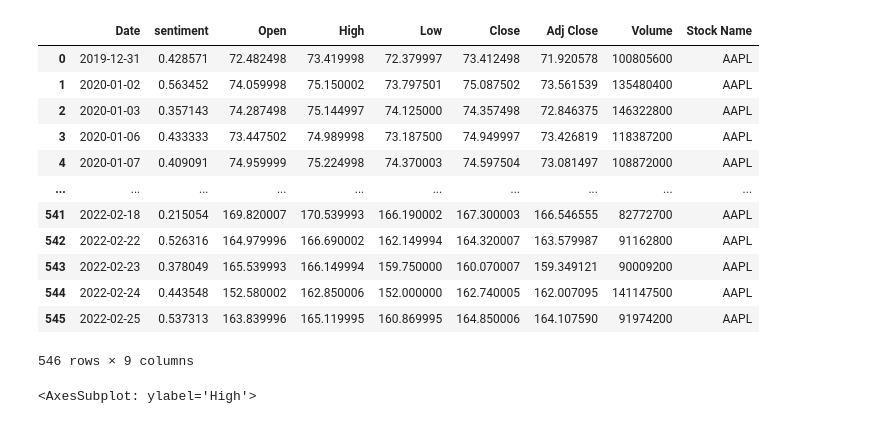
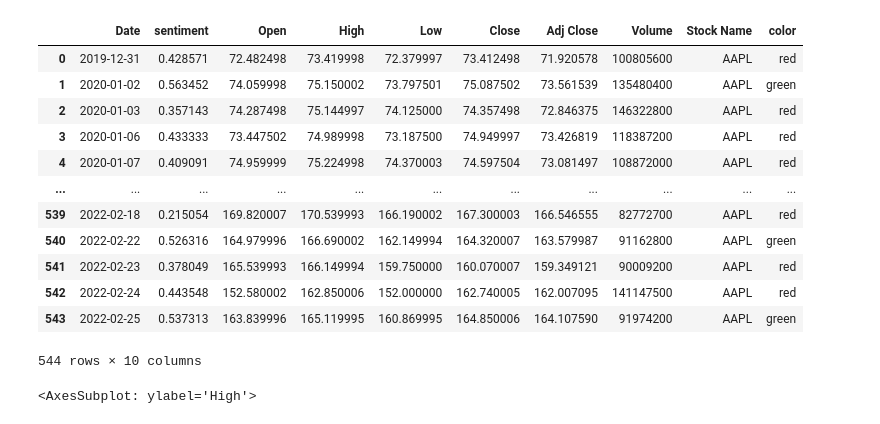
Before and after one commit to danielosetiawan/NLP_sentiment_analysis, a Jupyter notebook: Stocks.ipynb, the cells around one changed output. Cells and saved outputs as stored; diff of their text form; code cells hidden in the pictures.

```diff
--- a/Stocks.ipynb
+++ b/Stocks.ipynb
@@ -72,28 +92,30 @@ df['ticker'] = df['ticker'].apply(lambda x: clean_tickers(x))
 # %%
 for tick in df['ticker'].unique():
     df1 = df[df['ticker'] == tick]
+    df1 = df1['sentiment'].apply(lambda x: 'green' if x > 0.5 else 'red')
     df2 = stocks_df[stocks_df['Stock Name'] == tick]
 
     globals()[tick] = pd.merge(df1, df2, on='Date').iloc[:, 1:]
-
+    globals()[tick]['color'] = globals()[tick]['sentiment'].apply(lambda x: 'green' if x > 0.5 else 'red')
+    globals()[tick]['label'] = globals()[tick]['sentiment'].apply(lambda x: 'Bullish' if x > 0.5 else 'Bearish')
 
 
 #test
 AAPL
 # %% [output]
-|  | Date | sentiment | Open | High | Low | Close | Adj Close | Volume | Stock Name |
-| 0 | 2019-12-31 | 0.428571 | 72.482498 | 73.419998 | 72.379997 | 73.412498 | 71.920578 | 100805600 | AAPL |
-| 1 | 2020-01-02 | 0.563452 | 74.059998 | 75.150002 | 73.797501 | 75.087502 | 73.561539 | 135480400 | AAPL |
-| 2 | 2020-01-03 | 0.357143 | 74.287498 | 75.144997 | 74.125000 | 74.357498 | 72.846375 | 146322800 | AAPL |
-| 3 | 2020-01-06 | 0.433333 | 73.447502 | 74.989998 | 73.187500 | 74.949997 | 73.426819 | 118387200 | AAPL |
-| 4 | 2020-01-07 | 0.409091 | 74.959999 | 75.224998 | 74.370003 | 74.597504 | 73.081497 | 108872000 | AAPL |
-| ... | ... | ... | ... | ... | ... | ... | ... | ... | ... |
-| 541 | 2022-02-18 | 0.215054 | 169.820007 | 170.539993 | 166.190002 | 167.300003 | 166.546555 | 82772700 | AAPL |
-| 542 | 2022-02-22 | 0.526316 | 164.979996 | 166.690002 | 162.149994 | 164.320007 | 163.579987 | 91162800 | AAPL |
-| 543 | 2022-02-23 | 0.378049 | 165.539993 | 166.149994 | 159.750000 | 160.070007 | 159.349121 | 90009200 | AAPL |
-| 544 | 2022-02-24 | 0.443548 | 152.580002 | 162.850006 | 152.000000 | 162.740005 | 162.007095 | 141147500 | AAPL |
-| 545 | 2022-02-25 | 0.537313 | 163.839996 | 165.119995 | 160.869995 | 164.850006 | 164.107590 | 91974200 | AAPL |
+|  | Date | sentiment | Open | High | Low | Close | Adj Close | Volume | Stock Name | color |
+| 0 | 2019-12-31 | 0.428571 | 72.482498 | 73.419998 | 72.379997 | 73.412498 | 71.920578 | 100805600 | AAPL | red |
+| 1 | 2020-01-02 | 0.563452 | 74.059998 | 75.150002 | 73.797501 | 75.087502 | 73.561539 | 135480400 | AAPL | green |
+| 2 | 2020-01-03 | 0.357143 | 74.287498 | 75.144997 | 74.125000 | 74.357498 | 72.846375 | 146322800 | AAPL | red |
+| 3 | 2020-01-06 | 0.433333 | 73.447502 | 74.989998 | 73.187500 | 74.949997 | 73.426819 | 118387200 | AAPL | red |
+| 4 | 2020-01-07 | 0.409091 | 74.959999 | 75.224998 | 74.370003 | 74.597504 | 73.081497 | 108872000 | AAPL | red |
+| ... | ... | ... | ... | ... | ... | ... | ... | ... | ... | ... |
+| 539 | 2022-02-18 | 0.215054 | 169.820007 | 170.539993 | 166.190002 | 167.300003 | 166.546555 | 82772700 | AAPL | red |
+| 540 | 2022-02-22 | 0.526316 | 164.979996 | 166.690002 | 162.149994 | 164.320007 | 163.579987 | 91162800 | AAPL | green |
+| 541 | 2022-02-23 | 0.378049 | 165.539993 | 166.149994 | 159.750000 | 160.070007 | 159.349121 | 90009200 | AAPL | red |
+| 542 | 2022-02-24 | 0.443548 | 152.580002 | 162.850006 | 152.000000 | 162.740005 | 162.007095 | 141147500 | AAPL | red |
+| 543 | 2022-02-25 | 0.537313 | 163.839996 | 165.119995 | 160.869995 | 164.850006 | 164.107590 | 91974200 | AAPL | green |
-546 rows × 9 columns
+544 rows × 10 columns
 # %%
 # %% [output]
 <AxesSubplot: ylabel='High'>
```
Also changed, not shown: parts of 20 cells of this notebook, 4 other files.
